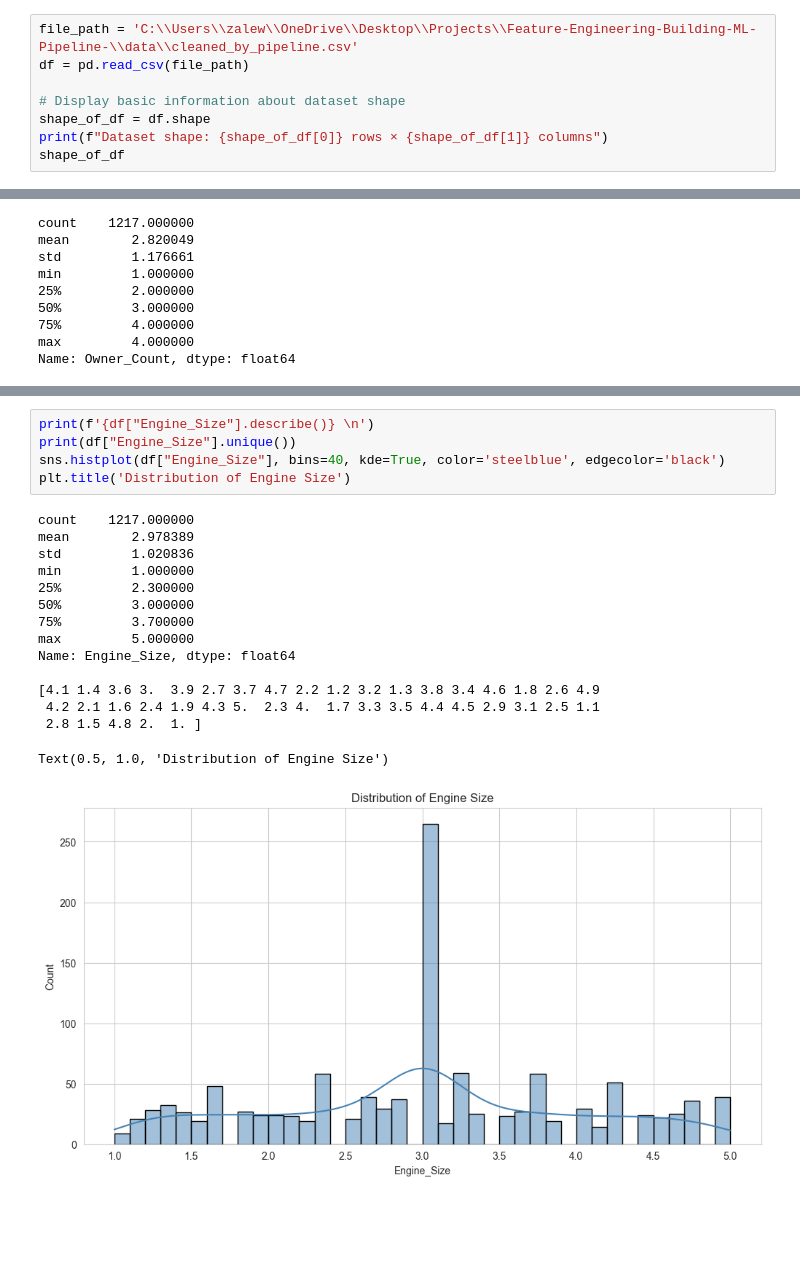
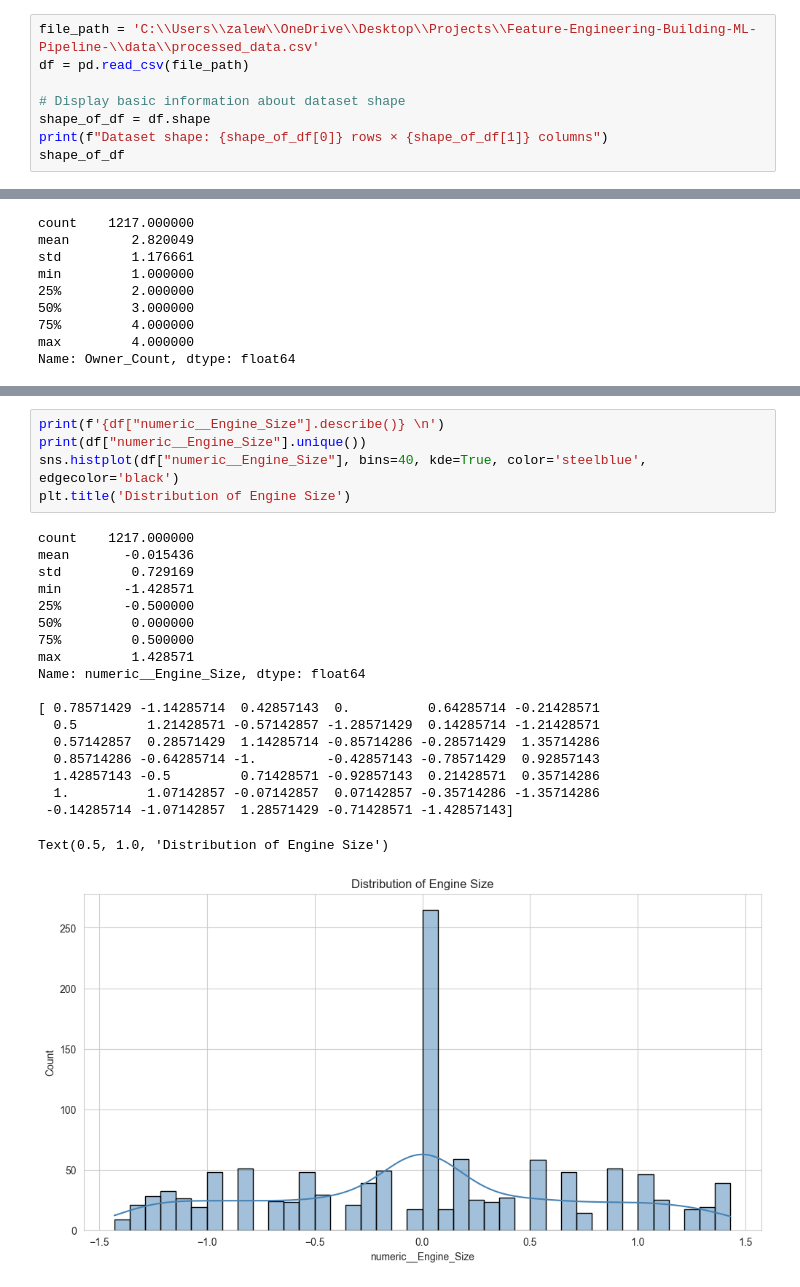
Before and after one commit to FinalFinalV2/Feature-Engineering-Building-ML-Pipeline-, a Jupyter notebook: cleaned_analysis.ipynb, the cells around one changed output, grey strips where cells are left out. Saved outputs shown, nothing was run; the diff lists cells and outputs as text; blank space fills up the shorter version.

```diff
--- a/cleaned_analysis.ipynb
+++ b/cleaned_analysis.ipynb
@@ -8,7 +8,7 @@ sns.set_style("whitegrid")
 plt.rcParams['figure.figsize'] = (12, 6)
 plt.rcParams['font.size'] = 10
 # %%
-file_path = 'C:\\Users\\zalew\\OneDrive\\Desktop\\Projects\\Feature-Engineering-Building-ML-Pipeline-\\data\\cleaned_by_pipeline.csv'
+file_path = 'C:\\Users\\zalew\\OneDrive\\Desktop\\Projects\\Feature-Engineering-Building-ML-Pipeline-\\data\\processed_data.csv'
 df = pd.read_csv(file_path)
 
 # Display basic information about dataset shape
@@ -306,21 +233,25 @@ Text(0.5, 1.0, 'Distribution of Car Brands')
 # %%
-print(f'{df["Engine_Size"].describe()} \n')
-print(df["Engine_Size"].unique())
-sns.histplot(df["Engine_Size"], bins=40, kde=True, color='steelblue', edgecolor='black')
+print(f'{df["numeric__Engine_Size"].describe()} \n')
+print(df["numeric__Engine_Size"].unique())
+sns.histplot(df["numeric__Engine_Size"], bins=40, kde=True, color='steelblue', edgecolor='black')
 plt.title('Distribution of Engine Size')
 # %% [output]
 count    1217.000000
-mean        2.978389
-std         1.020836
-min         1.000000
-25%         2.300000
-50%         3.000000
-75%         3.700000
-max         5.000000
-Name: Engine_Size, dtype: float64
+mean       -0.015436
+std         0.729169
+min        -1.428571
+25%        -0.500000
+50%         0.000000
+75%         0.500000
+max         1.428571
+Name: numeric__Engine_Size, dtype: float64
 
-[4.1 1.4 3.6 3.  3.9 2.7 3.7 4.7 2.2 1.2 3.2 1.3 3.8 3.4 4.6 1.8 2.6 4.9
- 4.2 2.1 1.6 2.4 1.9 4.3 5.  2.3 4.  1.7 3.3 3.5 4.4 4.5 2.9 3.1 2.5 1.1
- 2.8 1.5 4.8 2.  1. ]
+[ 0.78571429 -1.14285714  0.42857143  0.          0.64285714 -0.21428571
+  0.5         1.21428571 -0.57142857 -1.28571429  0.14285714 -1.21428571
+  0.57142857  0.28571429  1.14285714 -0.85714286 -0.28571429  1.35714286
+  0.85714286 -0.64285714 -1.         -0.42857143 -0.78571429  0.92857143
+  1.42857143 -0.5         0.71428571 -0.92857143  0.21428571  0.35714286
+  1.          1.07142857 -0.07142857  0.07142857 -0.35714286 -1.35714286
+ -0.14285714 -1.07142857  1.28571429 -0.71428571 -1.42857143]
 Text(0.5, 1.0, 'Distribution of Engine Size')
-[figure, old version]
+[figure, new version]
```
Also changed, not shown: parts of 15 cells of this notebook, 3 other files.
